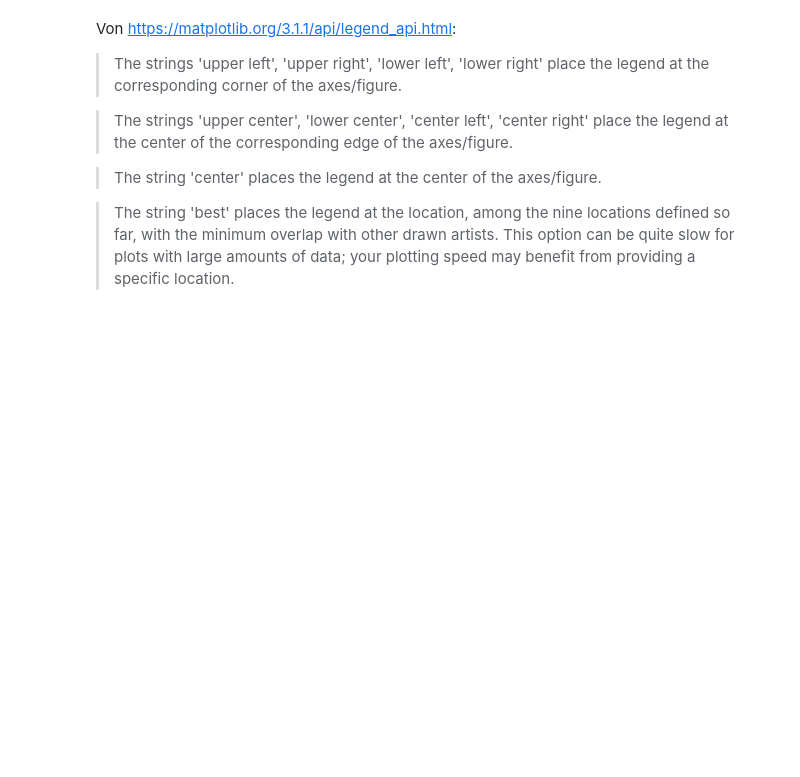
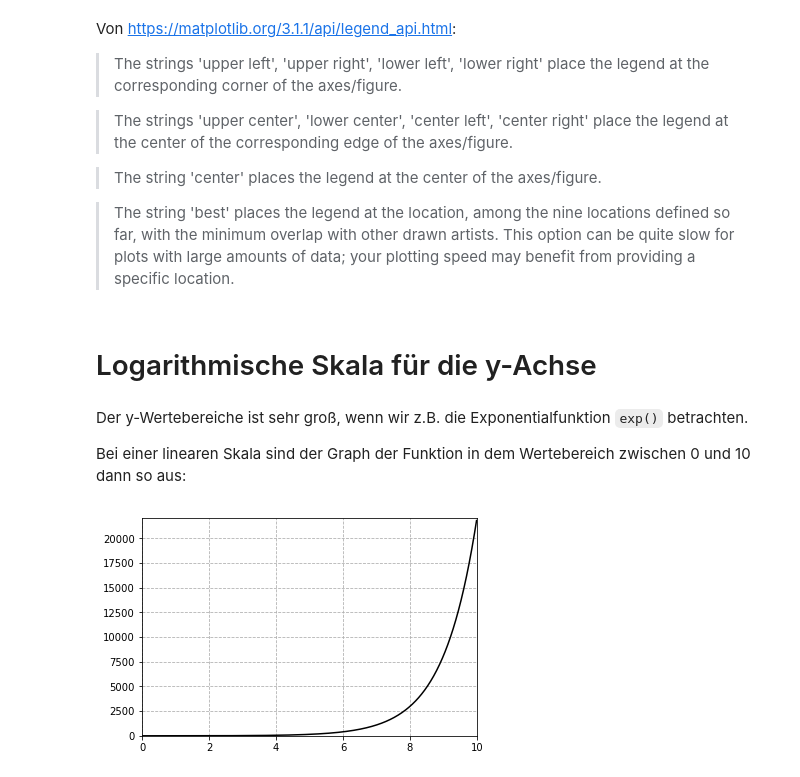
Before and after one commit to juebrauer/course_introduction_to_python, a Jupyter notebook: 07_matplotlib_grundlagen/matplotib_grundlagen.ipynb, the cells around one changed output. Cells and saved outputs as stored; diff of their text form; code cells hidden in the pictures; blank space fills up the shorter version.

Commit message:
Matplotlib intro: how to use a logarithmic scale on the y-axis

```diff
--- a/07_matplotlib_grundlagen/matplotib_grundlagen.ipynb
+++ b/07_matplotlib_grundlagen/matplotib_grundlagen.ipynb
@@ -470,3 +470,28 @@ Von https://matplotlib.org/3.1.1/api/legend_api.html:
 >The string 'center' places the legend at the center of the axes/figure.
 
 >The string 'best' places the legend at the location, among the nine locations defined so far, with the minimum overlap with other drawn artists. This option can be quite slow for plots with large amounts of data; your plotting speed may benefit from providing a specific location.
+# %% [markdown]
+# Logarithmische Skala für die y-Achse
+# %% [markdown]
+Der y-Wertebereiche ist sehr groß, wenn wir z.B. die Exponentialfunktion `exp()` betrachten.
+
+Bei einer linearen Skala sind der Graph der Funktion in dem Wertebereich zwischen 0 und 10 dann so aus:
+# %%
+import matplotlib.pyplot as plt
+import numpy as np
+
+x_min = 0
+x_max = 10.0
+
+x = np.arange(x_min, x_max, 0.01)
+y = np.exp(x)
+
+plt.plot(x,y, linestyle="-", color="black")
+
+plt.xlim(x_min,x_max)
+plt.ylim(np.exp(x_min),np.exp(x_max))
+
+plt.grid(True, linestyle='--')
+plt.show()
+# %% [output]
+[figure, added]
```
Also changed, not shown: parts of 3 cells of this notebook.
